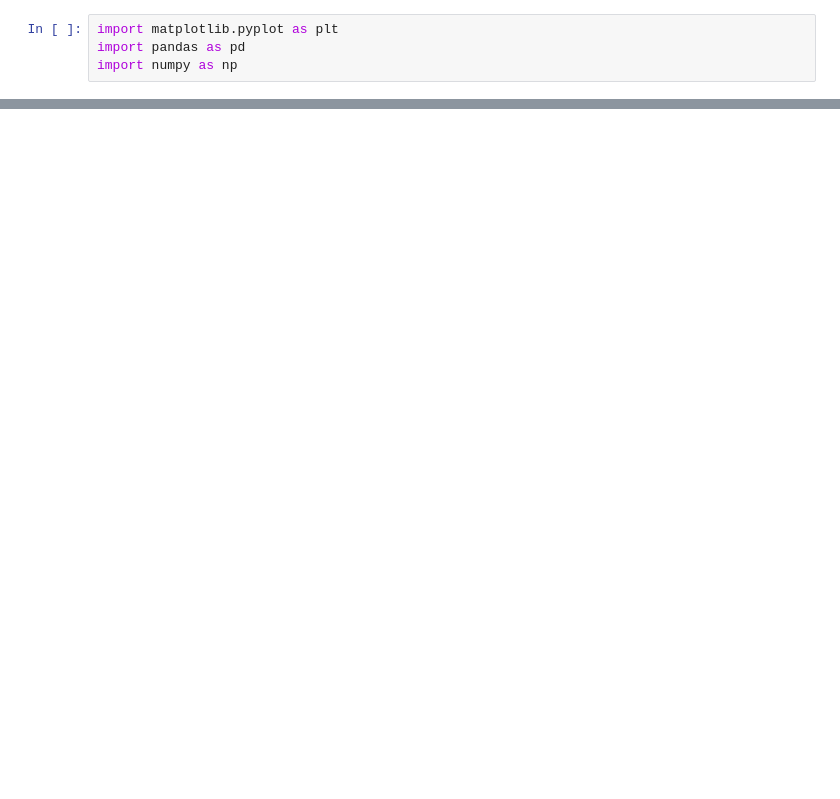
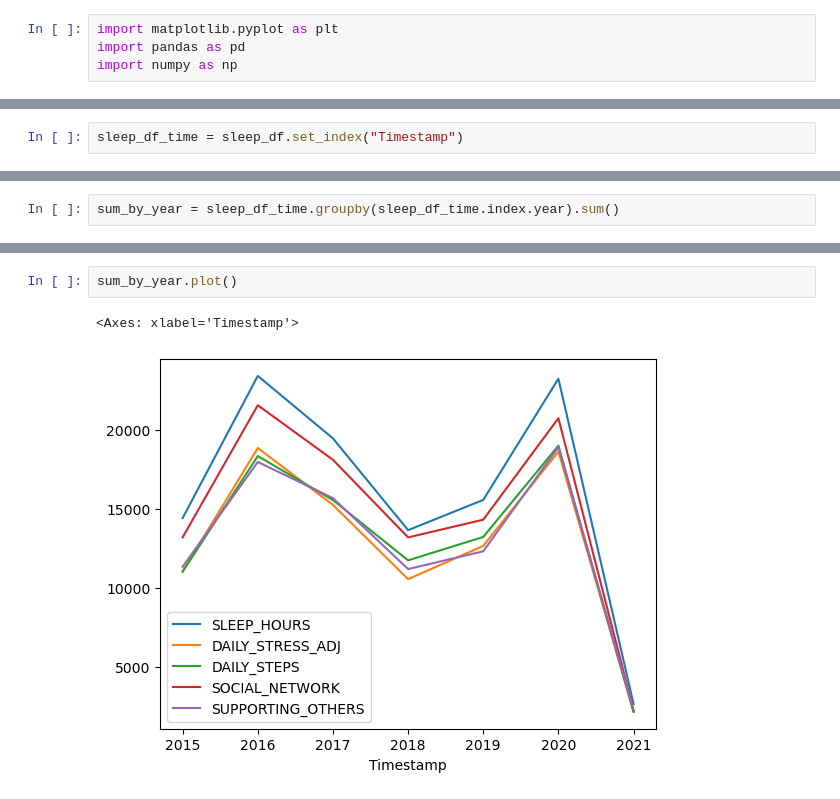
Before and after one commit to tanchris232/fitness-group-2, a Jupyter notebook: Project Files/fitness_group_2_chris.ipynb, the cells around one changed output, grey strips where cells are left out. Cells and saved outputs as stored; diff of their text form; blank space fills up the shorter version.

```diff
--- a/Project Files/fitness_group_2_chris.ipynb
+++ b/Project Files/fitness_group_2_chris.ipynb
@@ -40,0 +59,2 @@ sleep_df
+# %%
+sleep_df_time = sleep_df.set_index("Timestamp")
@@ -40,0 +78,2 @@ sleep_df
+# %%
+sum_by_year = sleep_df_time.groupby(sleep_df_time.index.year).sum()
@@ -40,0 +92,5 @@ sleep_df
+# %%
+sum_by_year.plot()
+# %% [output]
+<Axes: xlabel='Timestamp'>
+[figure, added]
```
Also changed, not shown: parts of 26 cells of this notebook.
